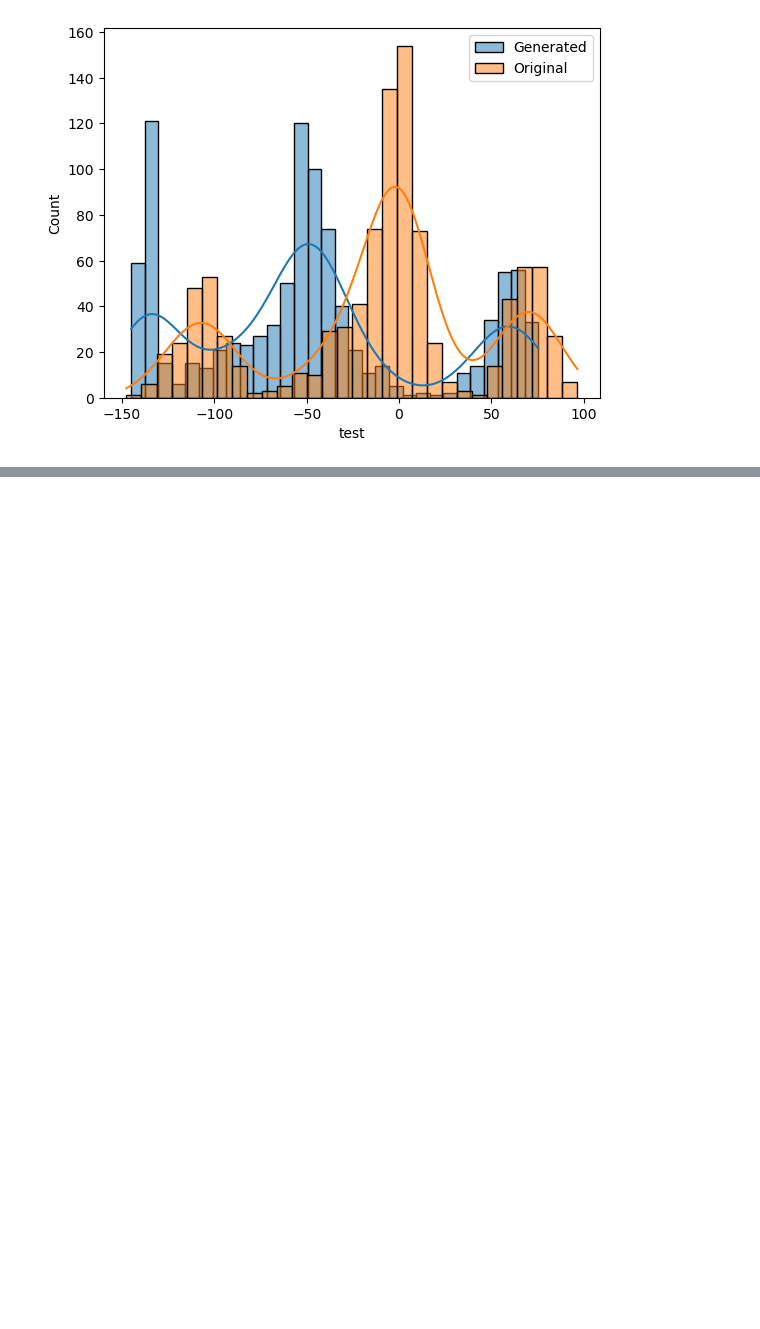
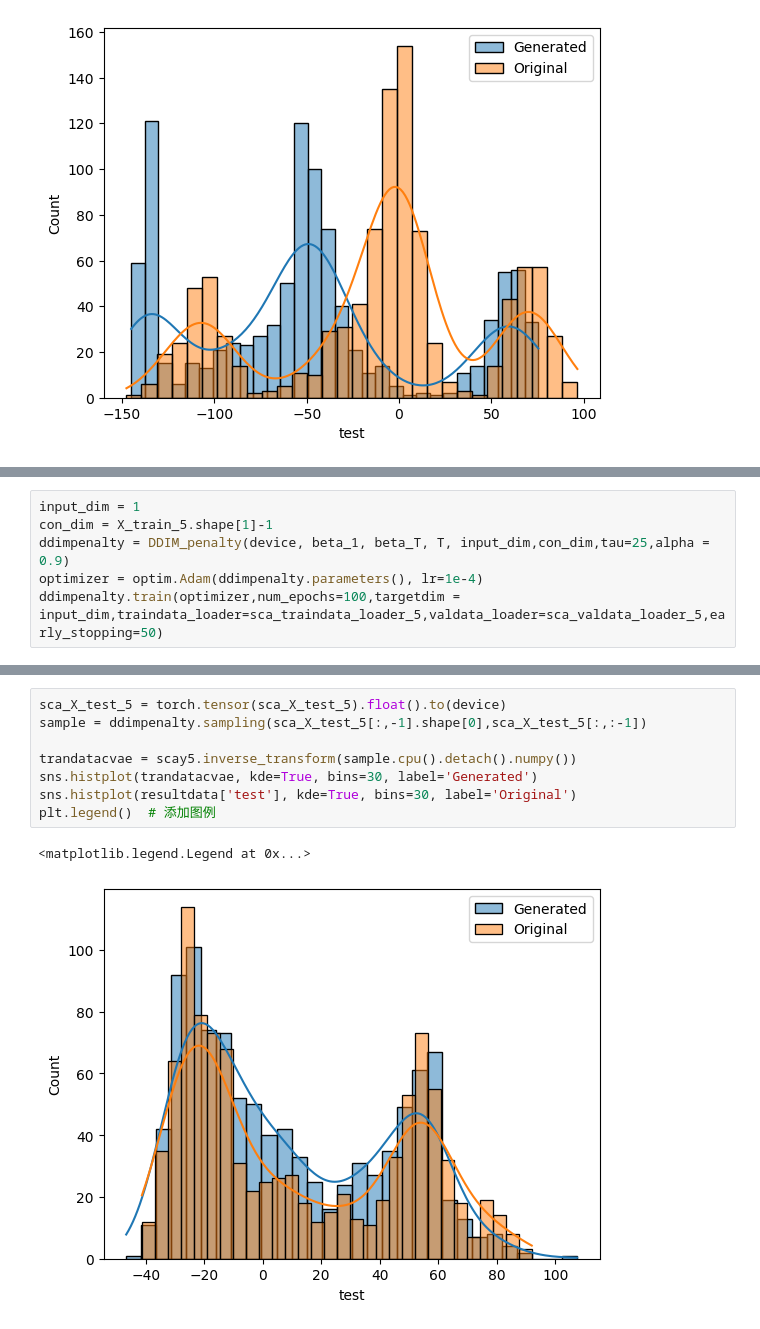
Before and after one commit to miluosi/diffusion-for-learning, a Jupyter notebook: load_model.ipynb, the cells around one changed output, grey strips where cells are left out. Drawn from its saved outputs; the diff is of its cells as text; blank space fills up the shorter version.

```diff
--- a/load_model.ipynb
+++ b/load_model.ipynb
@@ -225,0 +310,6 @@ torch.Size([2, 1000, 1])
+# %%
+input_dim = 1
+con_dim = X_train_5.shape[1]-1
+ddimpenalty = DDIM_penalty(device, beta_1, beta_T, T, input_dim,con_dim,tau=25,alpha = 0.9)
+optimizer = optim.Adam(ddimpenalty.parameters(), lr=1e-4)
+ddimpenalty.train(optimizer,num_epochs=100,targetdim = input_dim,traindata_loader=sca_traindata_loader_5,valdata_loader=sca_valdata_loader_5,early_stopping=50)
@@ -225,0 +334,11 @@ torch.Size([2, 1000, 1])
+# %%
+sca_X_test_5 = torch.tensor(sca_X_test_5).float().to(device)
+sample = ddimpenalty.sampling(sca_X_test_5[:,-1].shape[0],sca_X_test_5[:,:-1])
+
+trandatacvae = scay5.inverse_transform(sample.cpu().detach().numpy())
+sns.histplot(trandatacvae, kde=True, bins=30, label='Generated')
+sns.histplot(resultdata['test'], kde=True, bins=30, label='Original')
+plt.legend()  # 添加图例
+# %% [output]
+<matplotlib.legend.Legend at 0x...>
+[figure, added]
```
Also changed, not shown: parts of 9 cells of this notebook, 6 other files.
